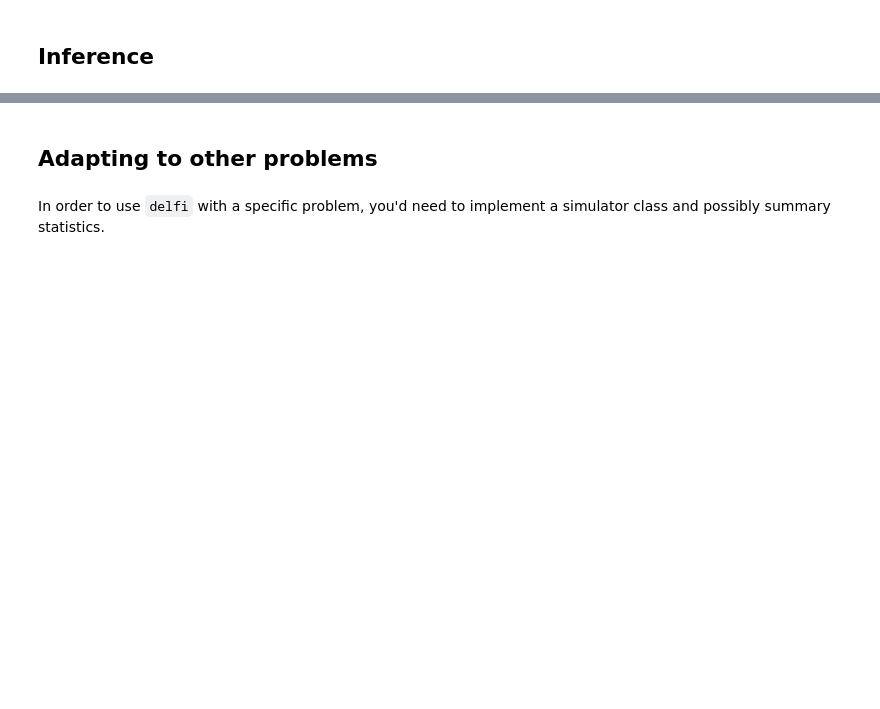
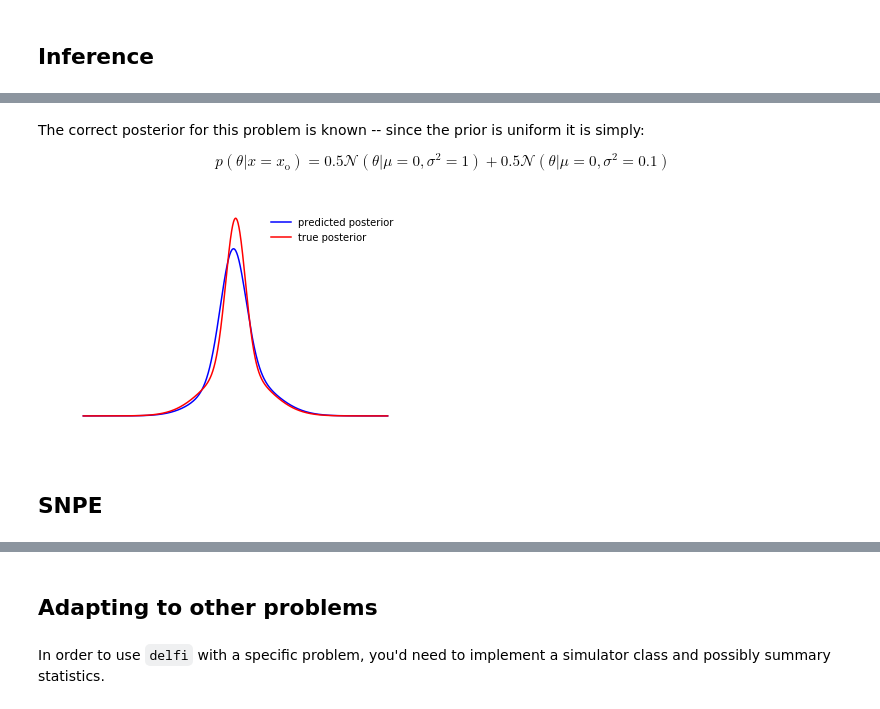
Before and after one commit to ppjgoncalves/delfi-2, a Jupyter notebook: docs/notebooks/quickstart.ipynb, the cells around one changed output, grey strips where cells are left out. Saved outputs shown, nothing was run; the diff lists cells and outputs as text; code cells hidden in the pictures; blank space fills up the shorter version.

```diff
--- a/docs/notebooks/quickstart.ipynb
+++ b/docs/notebooks/quickstart.ipynb
@@ -56,0 +103,3 @@ params, stats = g.gen(250)
+# %%
+xo = np.array([[0.]])
+posterior = inf_basic.predict(xo)
@@ -56,0 +115,14 @@ params, stats = g.gen(250)
+# %% [markdown]
+The correct posterior for this problem is known -- since the prior is uniform it is simply:
+
+$$p(\theta|x=x_{\text{o}}) = 0.5 \mathcal{N}(\theta|\mu=0, \sigma^2=1) + 0.5 \mathcal{N}(\theta|\mu=0, \sigma^2=0.1)$$
+# %%
+true_posterior = dd.MoG(a=[0.5, 0.5], ms=[[0.], [0.]], Ss=[[[1.0]], [[0.1]]])
+plt.plot(posterior.eval(np.arange(-5.0, 5.0, 0.01).reshape(-1,1), log=False), '-b')
+plt.plot(true_posterior.eval(np.arange(-5.0, 5.0, 0.01).reshape(-1,1), log=False), '-r')
+plt.legend(['predicted posterior', 'true posterior'], frameon=False)
+plt.axis('off');
+# %% [output]
+[figure, added]
+# %% [markdown]
+## SNPE
```
Also changed, not shown: parts of 37 cells of this notebook.
